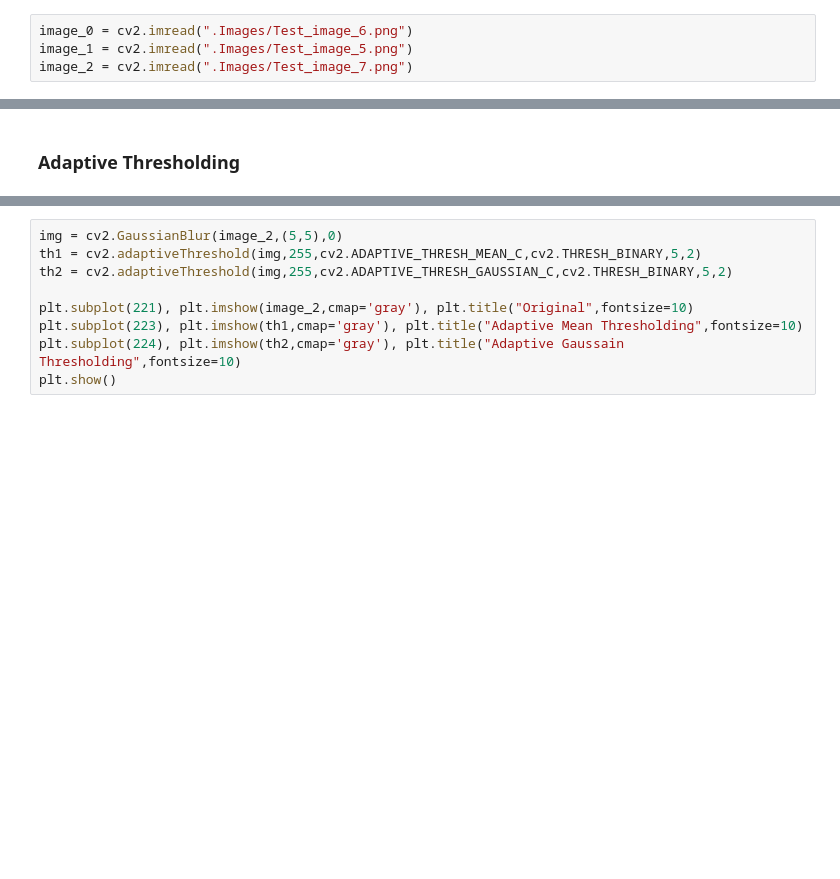
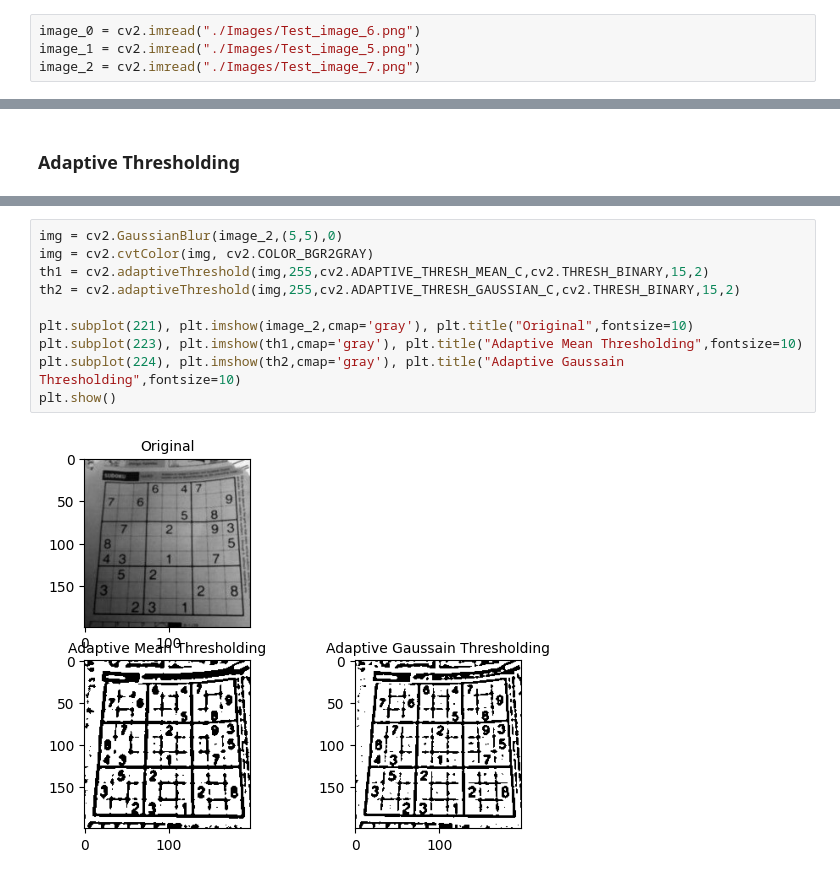
Before and after one commit to Gokul9404/OPEN-CV_Notes, a Jupyter notebook: 9.1-Image_Thresholding.ipynb, the cells around one changed output, grey strips where cells are left out. Saved outputs shown, nothing was run; the diff lists cells and outputs as text; blank space fills up the shorter version.

```diff
--- a/9.1-Image_Thresholding.ipynb
+++ b/9.1-Image_Thresholding.ipynb
@@ -8,9 +8,9 @@ import cv2
 import numpy as np
 import matplotlib.pyplot as plt
 # %%
-image_0 = cv2.imread(".Images/Test_image_6.png")
-image_1 = cv2.imread(".Images/Test_image_5.png")
-image_2 = cv2.imread(".Images/Test_image_7.png")
+image_0 = cv2.imread("./Images/Test_image_6.png")
+image_1 = cv2.imread("./Images/Test_image_5.png")
+image_2 = cv2.imread("./Images/Test_image_7.png")
 # %% [markdown]
 ### <b>Simple Global Thresholding</b>
 # %%
@@ -94,9 +100,12 @@ plt.show()
 # %%
 img = cv2.GaussianBlur(image_2,(5,5),0)
-th1 = cv2.adaptiveThreshold(img,255,cv2.ADAPTIVE_THRESH_MEAN_C,cv2.THRESH_BINARY,5,2)
-th2 = cv2.adaptiveThreshold(img,255,cv2.ADAPTIVE_THRESH_GAUSSIAN_C,cv2.THRESH_BINARY,5,2)
+img = cv2.cvtColor(img, cv2.COLOR_BGR2GRAY)
+th1 = cv2.adaptiveThreshold(img,255,cv2.ADAPTIVE_THRESH_MEAN_C,cv2.THRESH_BINARY,15,2)
+th2 = cv2.adaptiveThreshold(img,255,cv2.ADAPTIVE_THRESH_GAUSSIAN_C,cv2.THRESH_BINARY,15,2)
 
 plt.subplot(221), plt.imshow(image_2,cmap='gray'), plt.title("Original",fontsize=10)
 plt.subplot(223), plt.imshow(th1,cmap='gray'), plt.title("Adaptive Mean Thresholding",fontsize=10)
 plt.subplot(224), plt.imshow(th2,cmap='gray'), plt.title("Adaptive Gaussain Thresholding",fontsize=10)
 plt.show()
+# %% [output]
+[figure, added]
```
Also changed, not shown: parts of 4 cells of this notebook, 3 other files.
